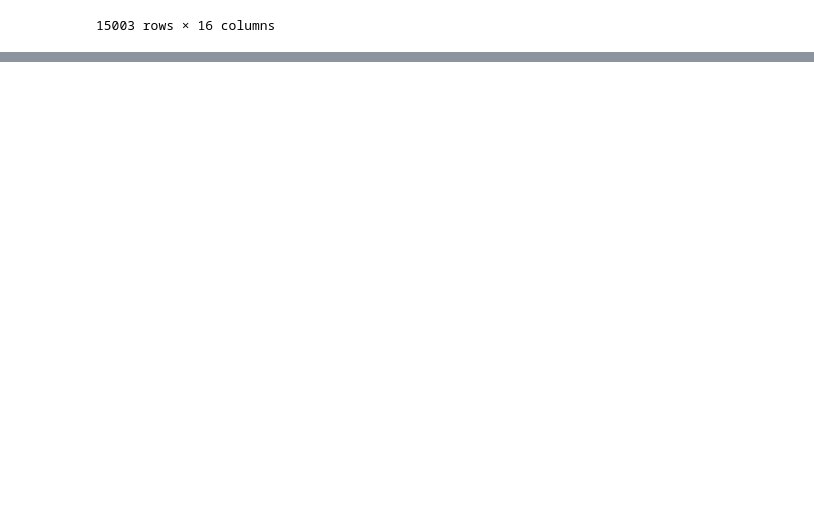
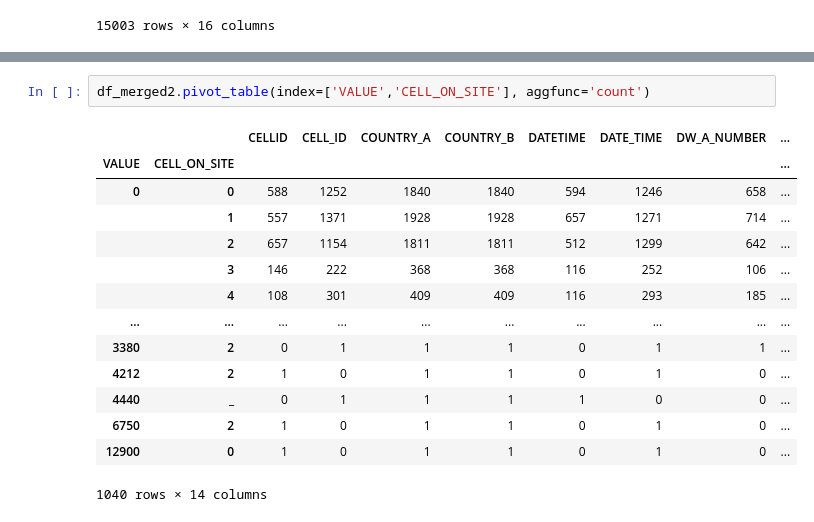
Before and after one commit to victoriousvictor42/MTN-Cote-d-Ivoire, a Jupyter notebook: IP_python_work_W3.ipynb, the cells around one changed output, grey strips where cells are left out. Drawn from its saved outputs; the diff is of its cells as text; blank space fills up the shorter version.

```diff
--- a/IP_python_work_W3.ipynb
+++ b/IP_python_work_W3.ipynb
@@ -167,0 +224,17 @@ df_merged2.drop_duplicates()
+# %%
+df_merged2.pivot_table(index=['VALUE','CELL_ON_SITE'], aggfunc='count')
+# %% [output]
+|  |  | CELLID | CELL_ID | COUNTRY_A | COUNTRY_B | DATETIME | DATE_TIME | DW_A_NUMBER | ... |
+| VALUE | CELL_ON_SITE |  |  |  |  |  |  |  | ... |
+| 0 | 0 | 588 | 1252 | 1840 | 1840 | 594 | 1246 | 658 | ... |
+|  | 1 | 557 | 1371 | 1928 | 1928 | 657 | 1271 | 714 | ... |
+|  | 2 | 657 | 1154 | 1811 | 1811 | 512 | 1299 | 642 | ... |
+|  | 3 | 146 | 222 | 368 | 368 | 116 | 252 | 106 | ... |
+|  | 4 | 108 | 301 | 409 | 409 | 116 | 293 | 185 | ... |
+| ... | ... | ... | ... | ... | ... | ... | ... | ... | ... |
+| 3380 | 2 | 0 | 1 | 1 | 1 | 0 | 1 | 1 | ... |
+| 4212 | 2 | 1 | 0 | 1 | 1 | 0 | 1 | 0 | ... |
+| 4440 | _ | 0 | 1 | 1 | 1 | 1 | 0 | 0 | ... |
+| 6750 | 2 | 1 | 0 | 1 | 1 | 0 | 1 | 0 | ... |
+| 12900 | 0 | 1 | 0 | 1 | 1 | 0 | 1 | 0 | ... |
+1040 rows × 14 columns
```
Also changed, not shown: parts of 10 cells of this notebook.
